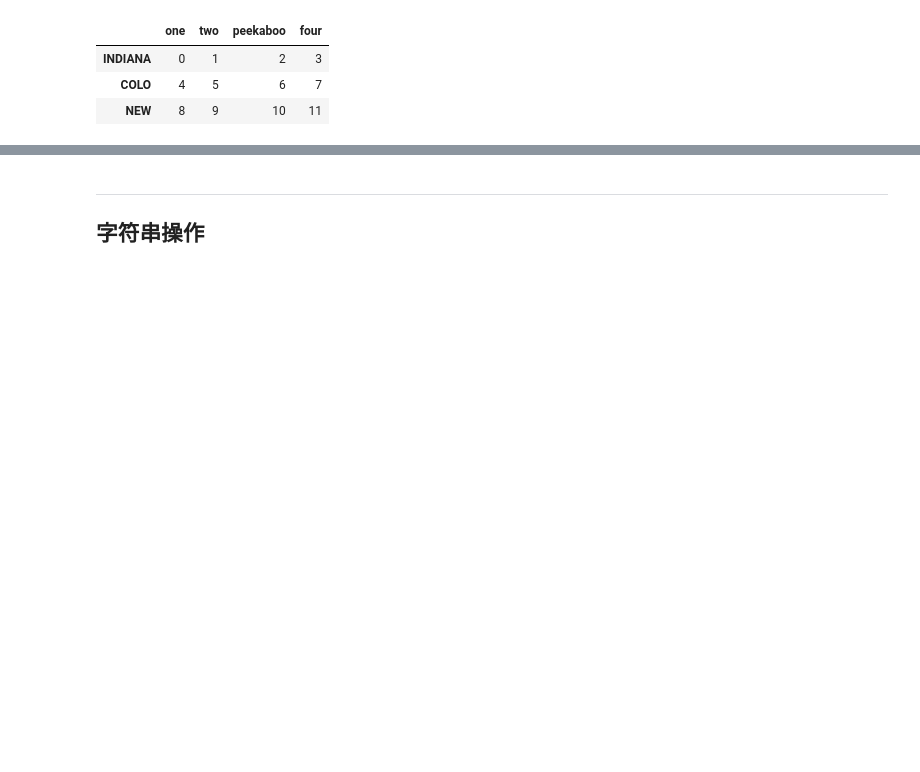
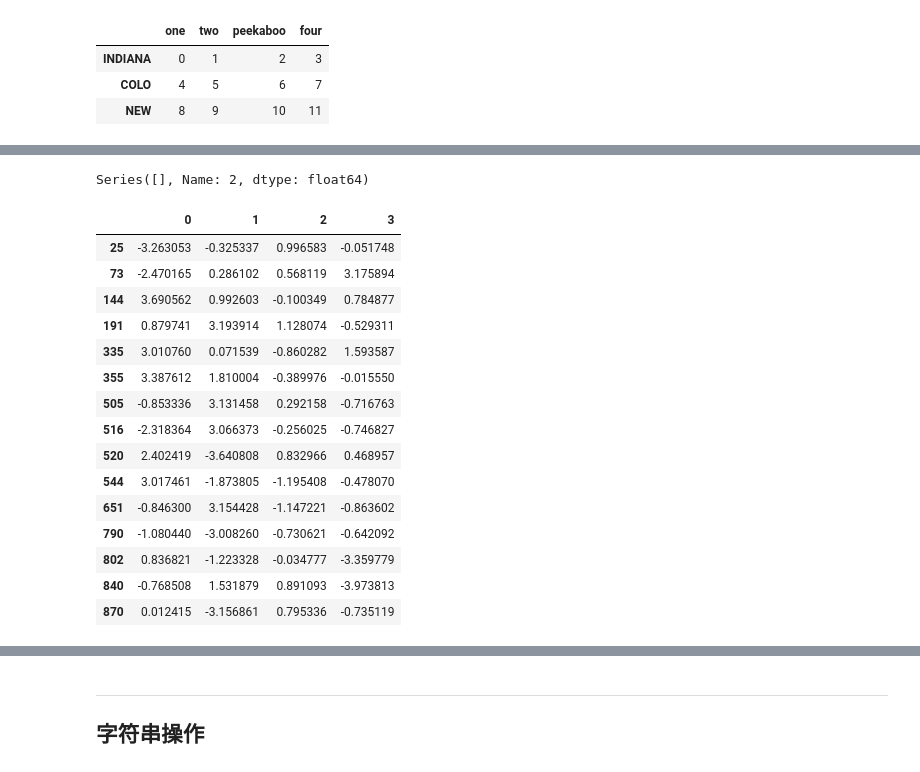
Before and after one commit to jaling9/PythonDataAnalysis, a Jupyter notebook: 07 DataCleaning&Preparation.ipynb, the cells around one changed output, grey strips where cells are left out. Saved outputs shown, nothing was run; the diff lists cells and outputs as text; code cells hidden in the pictures; blank space fills up the shorter version.

```diff
--- a/07 DataCleaning&Preparation.ipynb
+++ b/07 DataCleaning&Preparation.ipynb
@@ -319,0 +402,5 @@ data
+# %%
+import numpy as np
+import pandas as pd
+data = pd.DataFrame(np.random.randn(1000,4))
+data.describe()
@@ -319,0 +417,24 @@ data
+# %%
+col = data[2]
+col[np.abs(col)>3] # 过滤数值
+# %% [output]
+Series([], Name: 2, dtype: float64)
+# %%
+data[(np.abs(data) > 3).any(1)]
+# %% [output]
+|  | 0 | 1 | 2 | 3 |
+| 25 | -3.263053 | -0.325337 | 0.996583 | -0.051748 |
+| 73 | -2.470165 | 0.286102 | 0.568119 | 3.175894 |
+| 144 | 3.690562 | 0.992603 | -0.100349 | 0.784877 |
+| 191 | 0.879741 | 3.193914 | 1.128074 | -0.529311 |
+| 335 | 3.010760 | 0.071539 | -0.860282 | 1.593587 |
+| 355 | 3.387612 | 1.810004 | -0.389976 | -0.015550 |
+| 505 | -0.853336 | 3.131458 | 0.292158 | -0.716763 |
+| 516 | -2.318364 | 3.066373 | -0.256025 | -0.746827 |
+| 520 | 2.402419 | -3.640808 | 0.832966 | 0.468957 |
+| 544 | 3.017461 | -1.873805 | -1.195408 | -0.478070 |
+| 651 | -0.846300 | 3.154428 | -1.147221 | -0.863602 |
+| 790 | -1.080440 | -3.008260 | -0.730621 | -0.642092 |
+| 802 | 0.836821 | -1.223328 | -0.034777 | -3.359779 |
+| 840 | -0.768508 | 1.531879 | 0.891093 | -3.973813 |
+| 870 | 0.012415 | -3.156861 | 0.795336 | -0.735119 |
```
Also changed, not shown: parts of 65 cells of this notebook, 3 other files.
